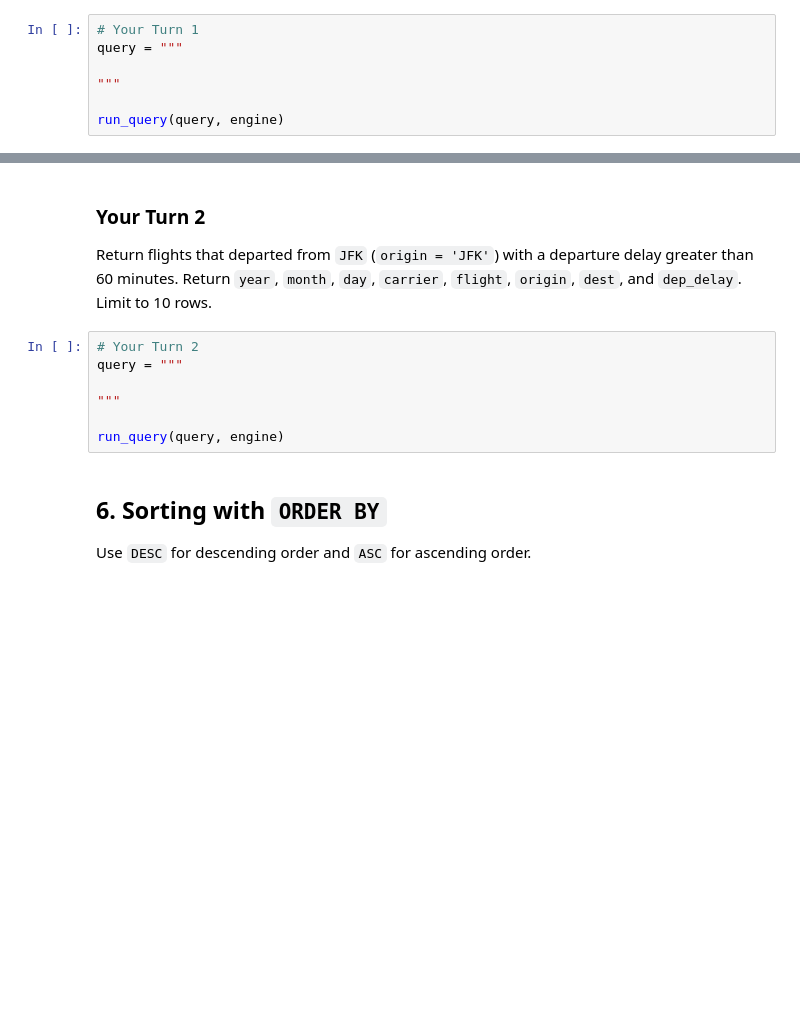
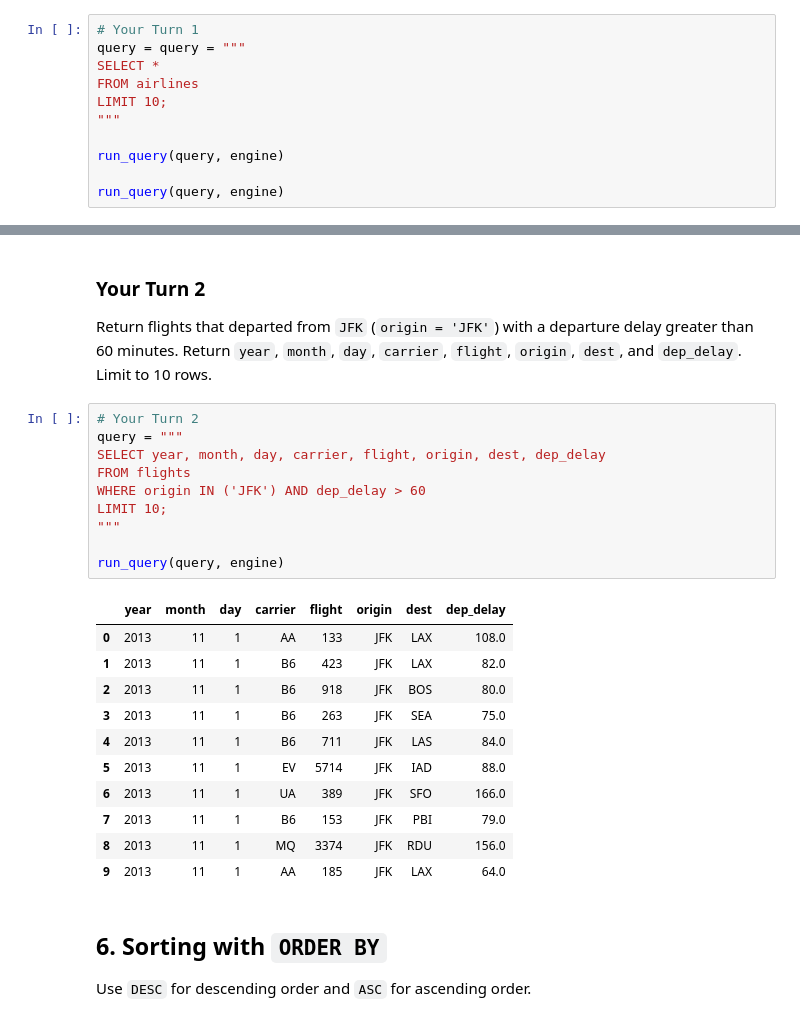
Before and after one commit to JonathanStachowiak/Stachowiak-ban6003-week09-10-sql-abt-template, a Jupyter notebook: notebooks/module9_neon_sql_fundamentals_guided_lab.ipynb, the cells around one changed output, grey strips where cells are left out. Saved outputs shown, nothing was run; the diff lists cells and outputs as text; blank space fills up the shorter version.

```diff
--- a/notebooks/module9_neon_sql_fundamentals_guided_lab.ipynb
+++ b/notebooks/module9_neon_sql_fundamentals_guided_lab.ipynb
@@ -144,8 +174,12 @@ run_query(query, engine)
 Write a SQL query that returns the first 10 rows from the `airlines` table.
 # %%
 # Your Turn 1
-query = """
-
+query = query = """
+SELECT *
+FROM airlines
+LIMIT 10;
 """
 
 run_query(query, engine)
+
+run_query(query, engine)
@@ -188,10 +258,25 @@ Return flights that departed from `JFK` (`origin = 'JFK'`) with a departure dela
 # %%
 # Your Turn 2
 query = """
-
+SELECT year, month, day, carrier, flight, origin, dest, dep_delay
+FROM flights
+WHERE origin IN ('JFK') AND dep_delay > 60
+LIMIT 10;
 """
 
 run_query(query, engine)
+# %% [output]
+|  | year | month | day | carrier | flight | origin | dest | dep_delay |
+| 0 | 2013 | 11 | 1 | AA | 133 | JFK | LAX | 108.0 |
+| 1 | 2013 | 11 | 1 | B6 | 423 | JFK | LAX | 82.0 |
+| 2 | 2013 | 11 | 1 | B6 | 918 | JFK | BOS | 80.0 |
+| 3 | 2013 | 11 | 1 | B6 | 263 | JFK | SEA | 75.0 |
+| 4 | 2013 | 11 | 1 | B6 | 711 | JFK | LAS | 84.0 |
+| 5 | 2013 | 11 | 1 | EV | 5714 | JFK | IAD | 88.0 |
+| 6 | 2013 | 11 | 1 | UA | 389 | JFK | SFO | 166.0 |
+| 7 | 2013 | 11 | 1 | B6 | 153 | JFK | PBI | 79.0 |
+| 8 | 2013 | 11 | 1 | MQ | 3374 | JFK | RDU | 156.0 |
+| 9 | 2013 | 11 | 1 | AA | 185 | JFK | LAX | 64.0 |
 # %% [markdown]
 ## 6. Sorting with `ORDER BY`
 
```
Also changed, not shown: parts of 29 cells of this notebook.
